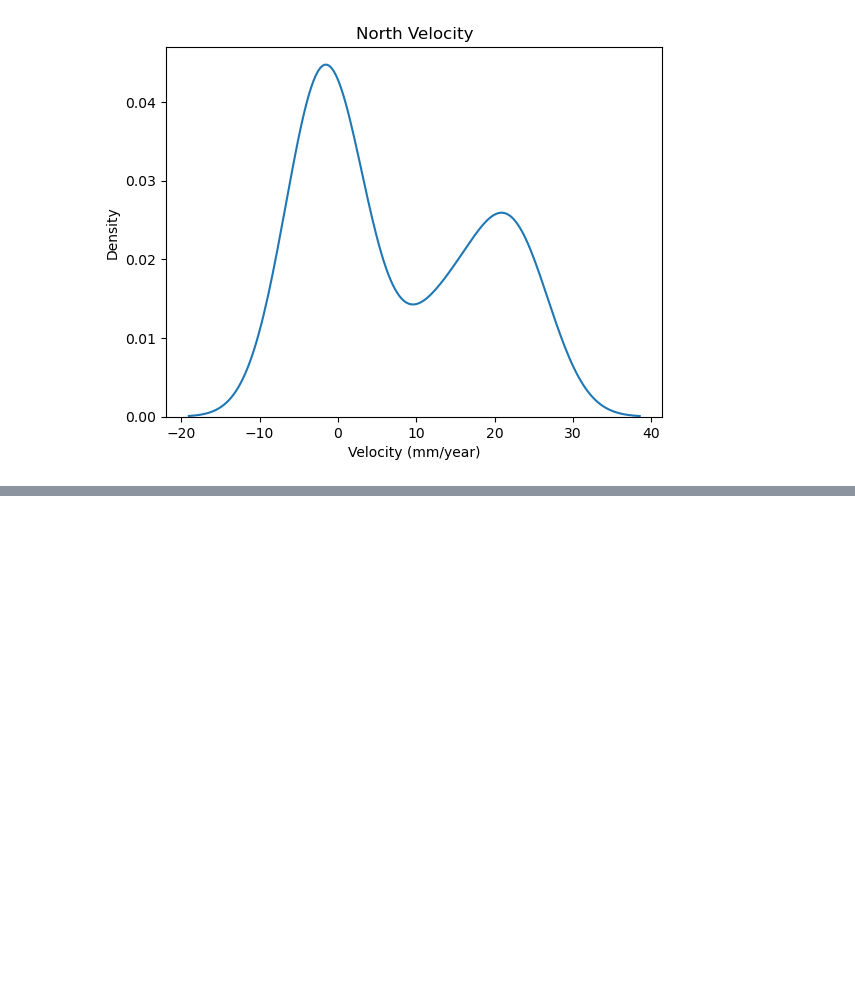
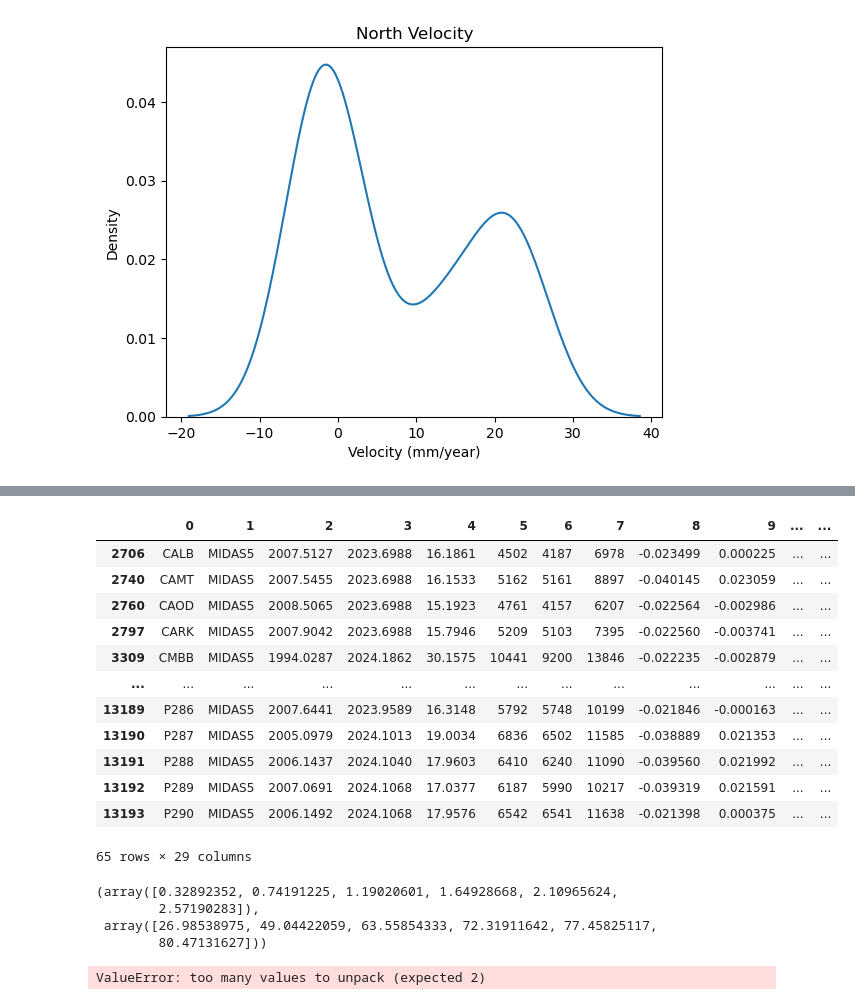
Before and after one commit to ICSlingerland/synthesis_assign, a Jupyter notebook: synthesis.ipynb, the cells around one changed output, grey strips where cells are left out. Saved outputs shown, nothing was run; the diff lists cells and outputs as text; code cells hidden in the pictures; blank space fills up the shorter version.

```diff
--- a/synthesis.ipynb
+++ b/synthesis.ipynb
@@ -599,0 +598,16 @@ ModuleNotFoundError: No module named 'pykrige'
+# %%
+longitu
+# %% [output]
+|  | 0 | 1 | 2 | 3 | 4 | 5 | 6 | 7 | 8 | 9 | ... | ... |
+| 2706 | CALB | MIDAS5 | 2007.5127 | 2023.6988 | 16.1861 | 4502 | 4187 | 6978 | -0.023499 | 0.000225 | ... | ... |
+| 2740 | CAMT | MIDAS5 | 2007.5455 | 2023.6988 | 16.1533 | 5162 | 5161 | 8897 | -0.040145 | 0.023059 | ... | ... |
+| 2760 | CAOD | MIDAS5 | 2008.5065 | 2023.6988 | 15.1923 | 4761 | 4157 | 6207 | -0.022564 | -0.002986 | ... | ... |
+| 2797 | CARK | MIDAS5 | 2007.9042 | 2023.6988 | 15.7946 | 5209 | 5103 | 7395 | -0.022560 | -0.003741 | ... | ... |
+| 3309 | CMBB | MIDAS5 | 1994.0287 | 2024.1862 | 30.1575 | 10441 | 9200 | 13846 | -0.022235 | -0.002879 | ... | ... |
+| ... | ... | ... | ... | ... | ... | ... | ... | ... | ... | ... | ... | ... |
+| 13189 | P286 | MIDAS5 | 2007.6441 | 2023.9589 | 16.3148 | 5792 | 5748 | 10199 | -0.021846 | -0.000163 | ... | ... |
+| 13190 | P287 | MIDAS5 | 2005.0979 | 2024.1013 | 19.0034 | 6836 | 6502 | 11585 | -0.038889 | 0.021353 | ... | ... |
+| 13191 | P288 | MIDAS5 | 2006.1437 | 2024.1040 | 17.9603 | 6410 | 6240 | 11090 | -0.039560 | 0.021992 | ... | ... |
+| 13192 | P289 | MIDAS5 | 2007.0691 | 2024.1068 | 17.0377 | 6187 | 5990 | 10217 | -0.039319 | 0.021591 | ... | ... |
+| 13193 | P290 | MIDAS5 | 2006.1492 | 2024.1068 | 17.9576 | 6542 | 6541 | 11638 | -0.021398 | 0.000375 | ... | ... |
+65 rows × 29 columns
@@ -599,0 +629,40 @@ ModuleNotFoundError: No module named 'pykrige'
+# %%
+ok_model.get_variogram_points()
+# %% [output]
+(array([0.32892352, 0.74191225, 1.19020601, 1.64928668, 2.10965624,
+        2.57190283]),
+ array([26.98538975, 49.04422059, 63.55854333, 72.31911642, 77.45825117,
+        80.47131627]))
+# %%
+
+# Get experimental variogram
+lags, semivariance = ok_model.variogram_function(
+    ok_model.variogram_model_parameters,
+    ok_model.lags
+)
+
+# Define the theoretical variogram model (exponential)
+def theoretical_variogram(h, nugget, sill, range_):
+    return variogram_models.exponential_variogram_model([nugget, sill, range_], h)
+
+# Get the model parameters from the fitted model
+params = ok_model.variogram_model_parameters
+
+# Create a range of distances (h) for theoretical variogram plotting
+h_range = np.linspace(0, np.max(lags), 100)
+
+# Calculate the theoretical variogram
+model_values = theoretical_variogram(h_range, *params)
+
+# Plotting
+plt.figure(figsize=(10, 5))
+plt.plot(lags, semivariance, 'o', label='Experimental Variogram')
+plt.plot(h_range, model_values, label='Theoretical Exponential Variogram', color='red')
+plt.xlabel('Distance')
+plt.ylabel('Semivariance')
+plt.title('Experimental vs Theoretical Exponential Variogram')
+plt.legend()
+plt.grid(True)
+plt.show()
+# %% [output]
+ValueError: too many values to unpack (expected 2)
```
Also changed, not shown: parts of 4 cells of this notebook.
